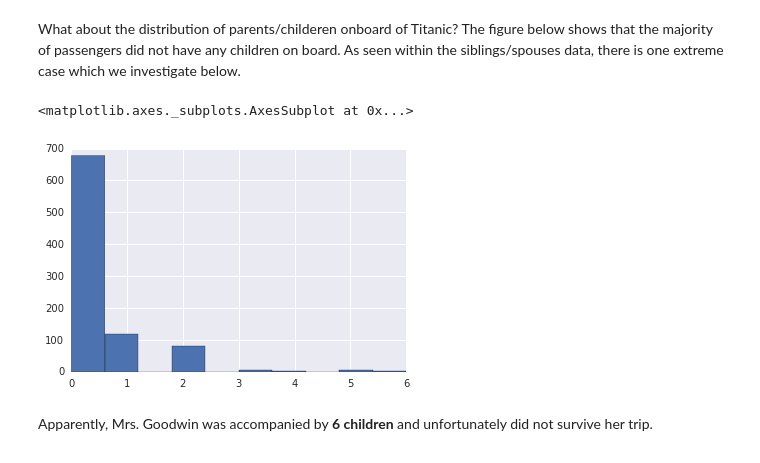
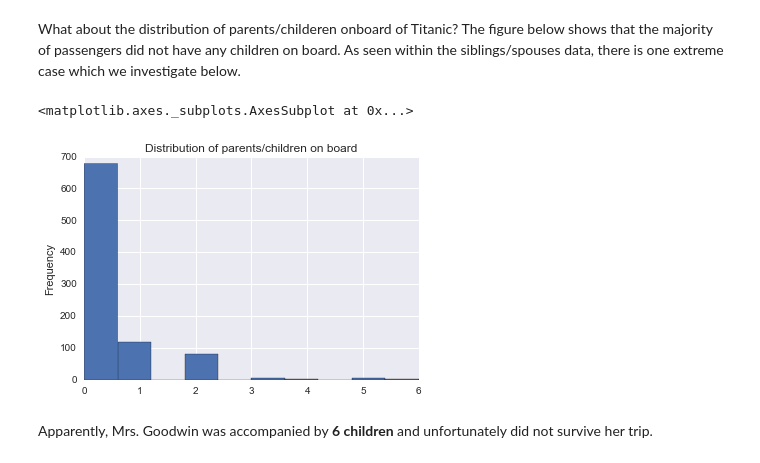
Before and after one commit to slangenbach/udacity-da-nanodegree, a Jupyter notebook: p2/P2_Analysis_and_Report.ipynb, the cells around one changed output. Saved outputs shown, nothing was run; the diff lists cells and outputs as text; code cells hidden in the pictures.

```diff
--- a/p2/P2_Analysis_and_Report.ipynb
+++ b/p2/P2_Analysis_and_Report.ipynb
@@ -215,10 +208,10 @@ Information for max values of SibSp:
 What about the distribution of parents/childeren onboard of Titanic? The figure below shows that the majority of passengers did not have any children on board. As seen within the siblings/spouses data, there is one extreme case which we investigate below.
 # %%
 # plot parent/child data
-titanic["Parch"].hist()
+titanic["Parch"].plot(kind="hist", title="Distribution of parents/children on board")
 # %% [output]
 <matplotlib.axes._subplots.AxesSubplot at 0x...>
-[figure, old version]
+[figure, new version]
 # %% [markdown]
 Apparently, Mrs. Goodwin was accompanied by **6 children** and unfortunately did not survive her trip.
 # %%
```
Also changed, not shown: parts of 33 cells of this notebook.
